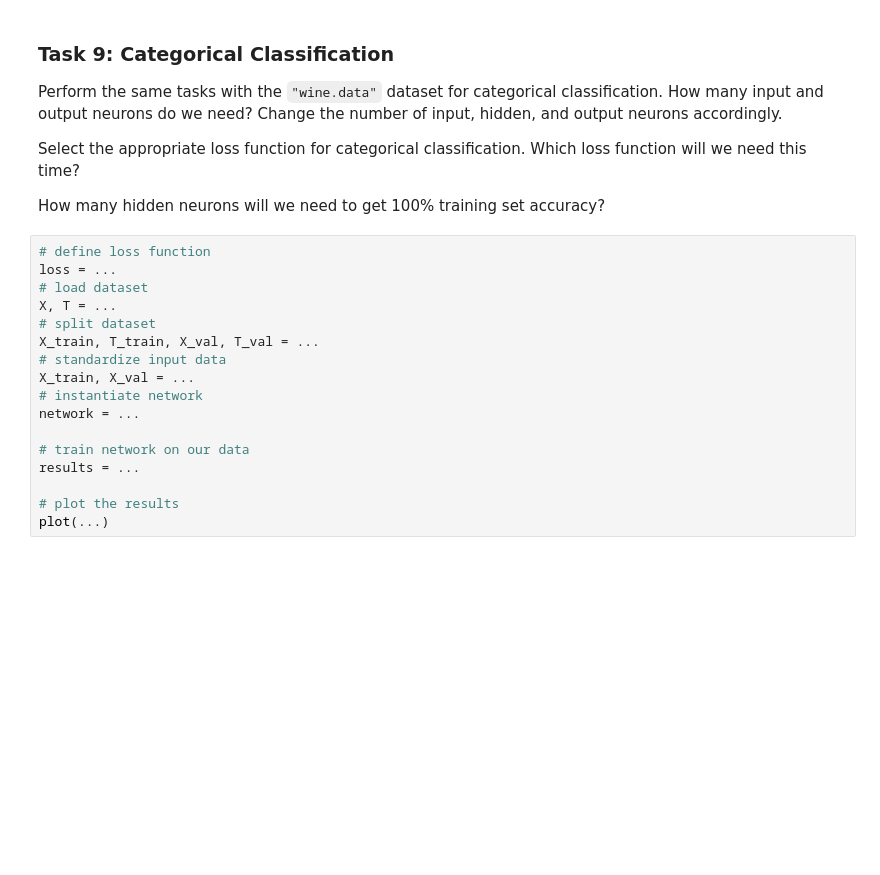
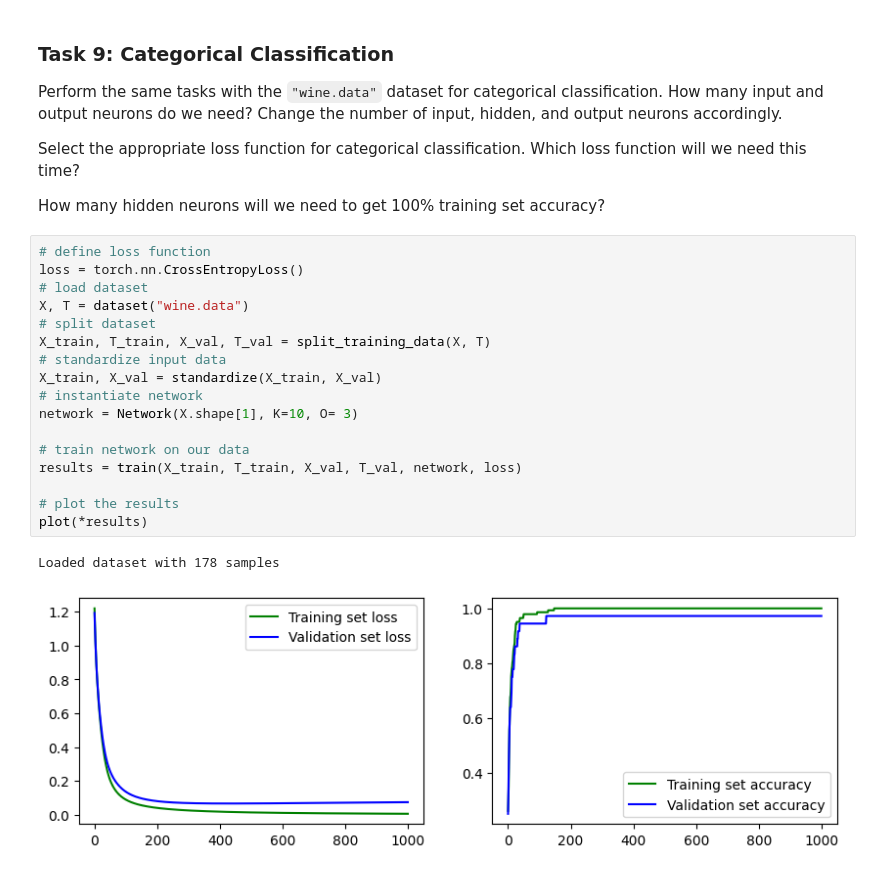
Before and after one commit to danielbarco/deeplearning, a Jupyter notebook: exam_prep/DL-Assignment05.ipynb, the cells around one changed output. Saved outputs shown, nothing was run; the diff lists cells and outputs as text; blank space fills up the shorter version.

```diff
--- a/exam_prep/DL-Assignment05.ipynb
+++ b/exam_prep/DL-Assignment05.ipynb
@@ -358,18 +363,21 @@ Which loss function will we need this time?
 How many hidden neurons will we need to get 100% training set accuracy?
 # %%
 # define loss function
-loss = ...
+loss = torch.nn.CrossEntropyLoss()
 # load dataset
-X, T = ...
+X, T = dataset("wine.data")
 # split dataset
-X_train, T_train, X_val, T_val = ...
+X_train, T_train, X_val, T_val = split_training_data(X, T)
 # standardize input data
-X_train, X_val = ...
+X_train, X_val = standardize(X_train, X_val)
 # instantiate network
-network = ...
+network = Network(X.shape[1], K=10, O= 3)
 
 # train network on our data
-results = ...
+results = train(X_train, T_train, X_val, T_val, network, loss)
 
 # plot the results
-plot(...)
+plot(*results)
+# %% [output]
+Loaded dataset with 178 samples
+[figure, added]
```
Also changed, not shown: parts of 4 cells of this notebook, 1 other file.
